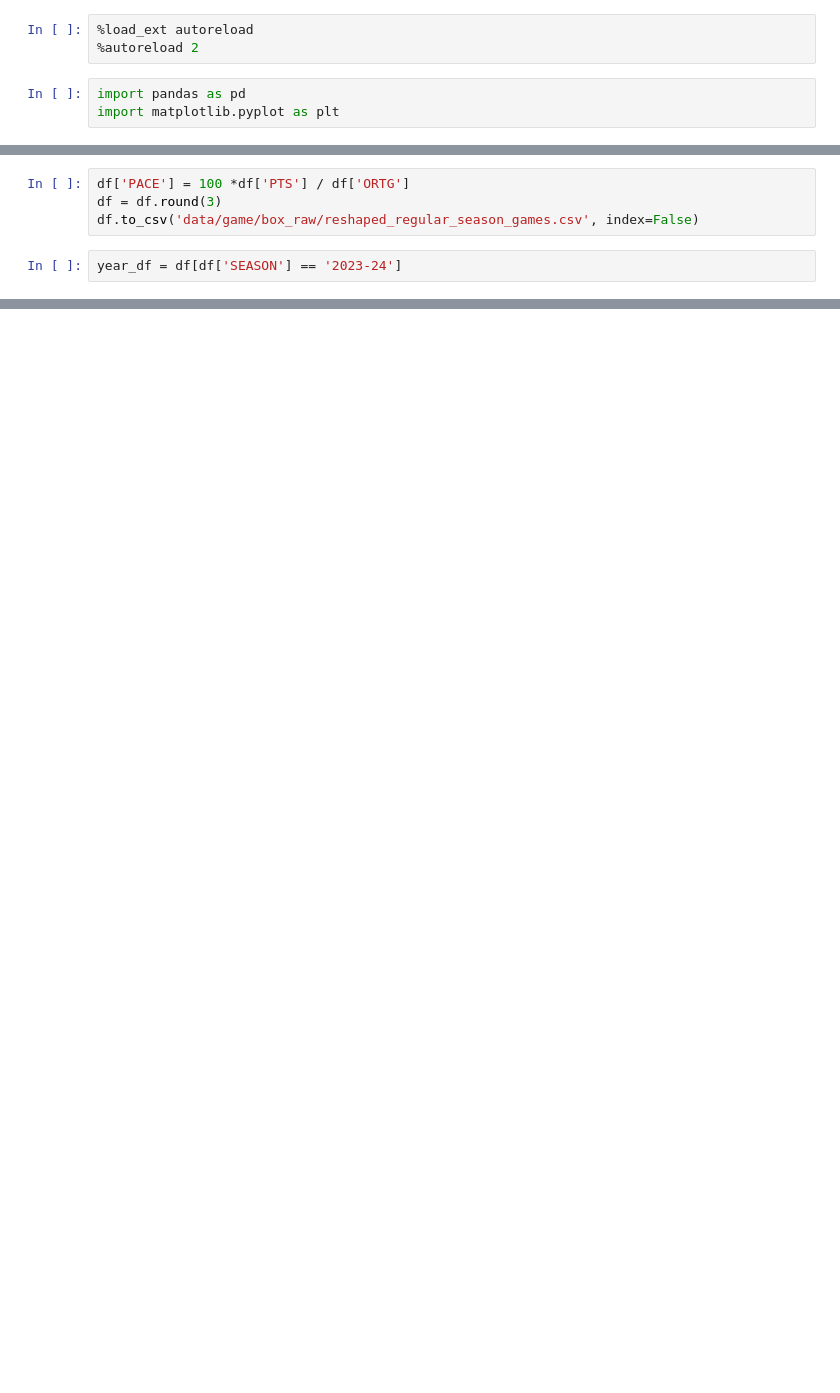
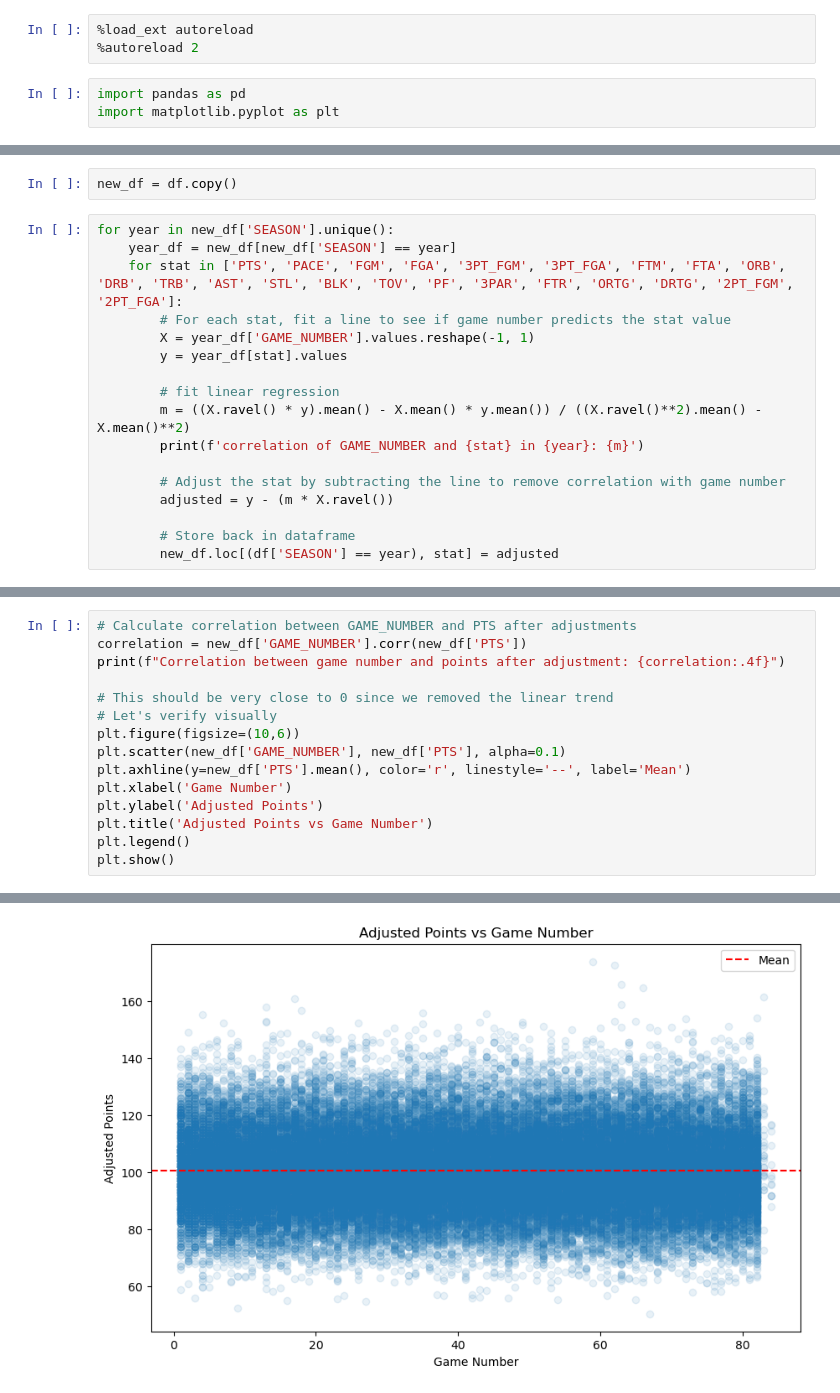
Before and after one commit to samharshe/TBN, a Jupyter notebook: scratch.ipynb, the cells around one changed output, grey strips where cells are left out. Drawn from its saved outputs; the diff is of its cells as text; blank space fills up the shorter version.

```diff
--- a/scratch.ipynb
+++ b/scratch.ipynb
@@ -9,6 +9,0 @@ df = pd.read_csv('data/game/box_raw/reshaped_regular_season_games.csv')
-# %%
-df['PACE'] = 100 *df['PTS'] / df['ORTG']
-df = df.round(3)
-df.to_csv('data/game/box_raw/reshaped_regular_season_games.csv', index=False)
-# %%
-year_df = df[df['SEASON'] == '2023-24']
@@ -48,0 +10,19 @@ r = 0.872
+# %%
+new_df = df.copy()
+# %%
+for year in new_df['SEASON'].unique():
+    year_df = new_df[new_df['SEASON'] == year]
+    for stat in ['PTS', 'PACE', 'FGM', 'FGA', '3PT_FGM', '3PT_FGA', 'FTM', 'FTA', 'ORB', 'DRB', 'TRB', 'AST', 'STL', 'BLK', 'TOV', 'PF', '3PAR', 'FTR', 'ORTG', 'DRTG', '2PT_FGM', '2PT_FGA']:
+        # For each stat, fit a line to see if game number predicts the stat value
+        X = year_df['GAME_NUMBER'].values.reshape(-1, 1)
+        y = year_df[stat].values
+
+        # fit linear regression
+        m = ((X.ravel() * y).mean() - X.mean() * y.mean()) / ((X.ravel()**2).mean() - X.mean()**2)
+        print(f'correlation of GAME_NUMBER and {stat} in {year}: {m}')
+
+        # Adjust the stat by subtracting the line to remove correlation with game number
+        adjusted = y - (m * X.ravel())
+
+        # Store back in dataframe
+        new_df.loc[(df['SEASON'] == year), stat] = adjusted
@@ -48,0 +47,16 @@ r = 0.872
+# %%
+# Calculate correlation between GAME_NUMBER and PTS after adjustments
+correlation = new_df['GAME_NUMBER'].corr(new_df['PTS'])
+print(f"Correlation between game number and points after adjustment: {correlation:.4f}")
+
+# This should be very close to 0 since we removed the linear trend
+# Let's verify visually
+plt.figure(figsize=(10,6))
+plt.scatter(new_df['GAME_NUMBER'], new_df['PTS'], alpha=0.1)
+plt.axhline(y=new_df['PTS'].mean(), color='r', linestyle='--', label='Mean')
+plt.xlabel('Game Number')
+plt.ylabel('Adjusted Points')
+plt.title('Adjusted Points vs Game Number')
+plt.legend()
+plt.show()
+# %% [output]
@@ -48,0 +64 @@ r = 0.872
+[figure, added]
```
Also changed, not shown: parts of 5 cells of this notebook, 2 other files.
